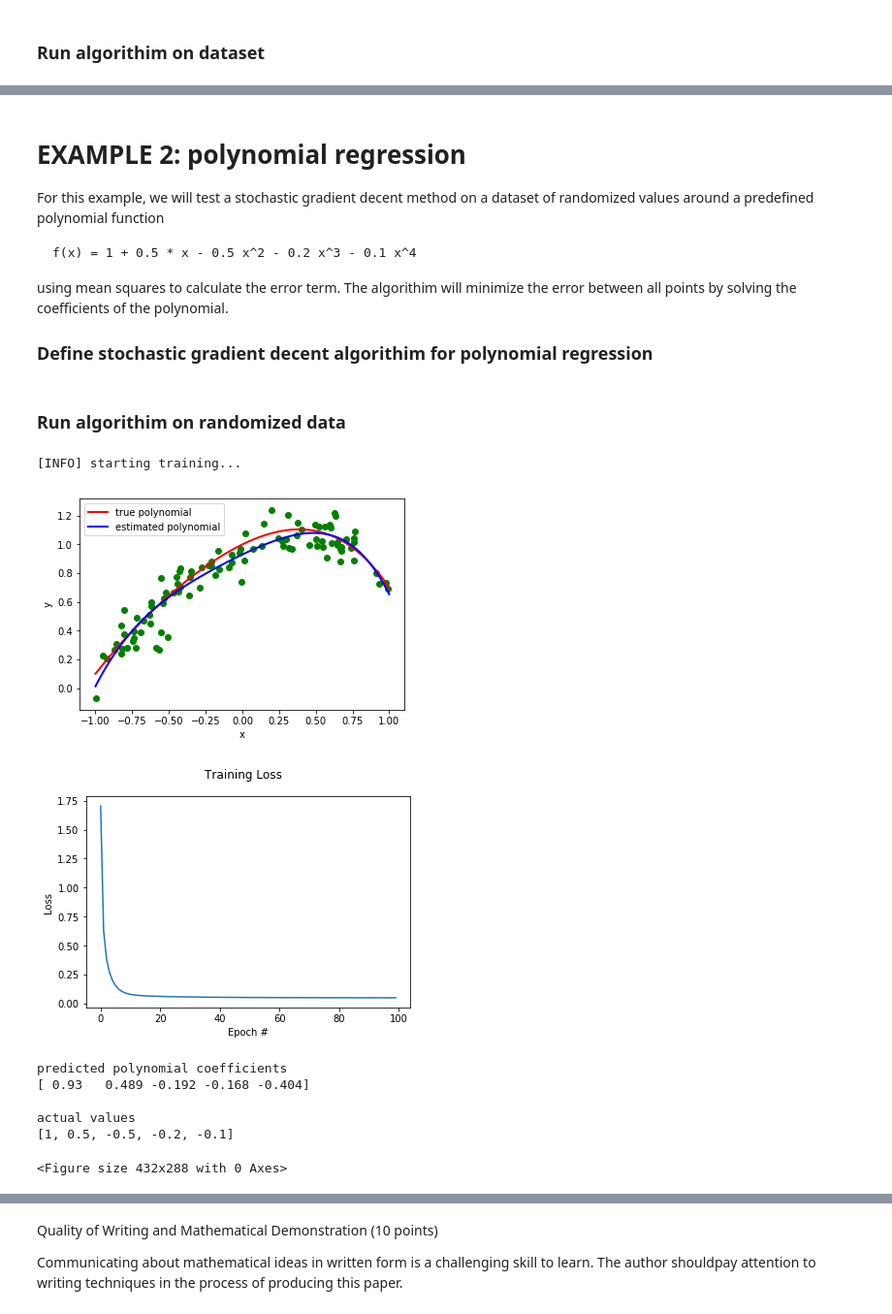
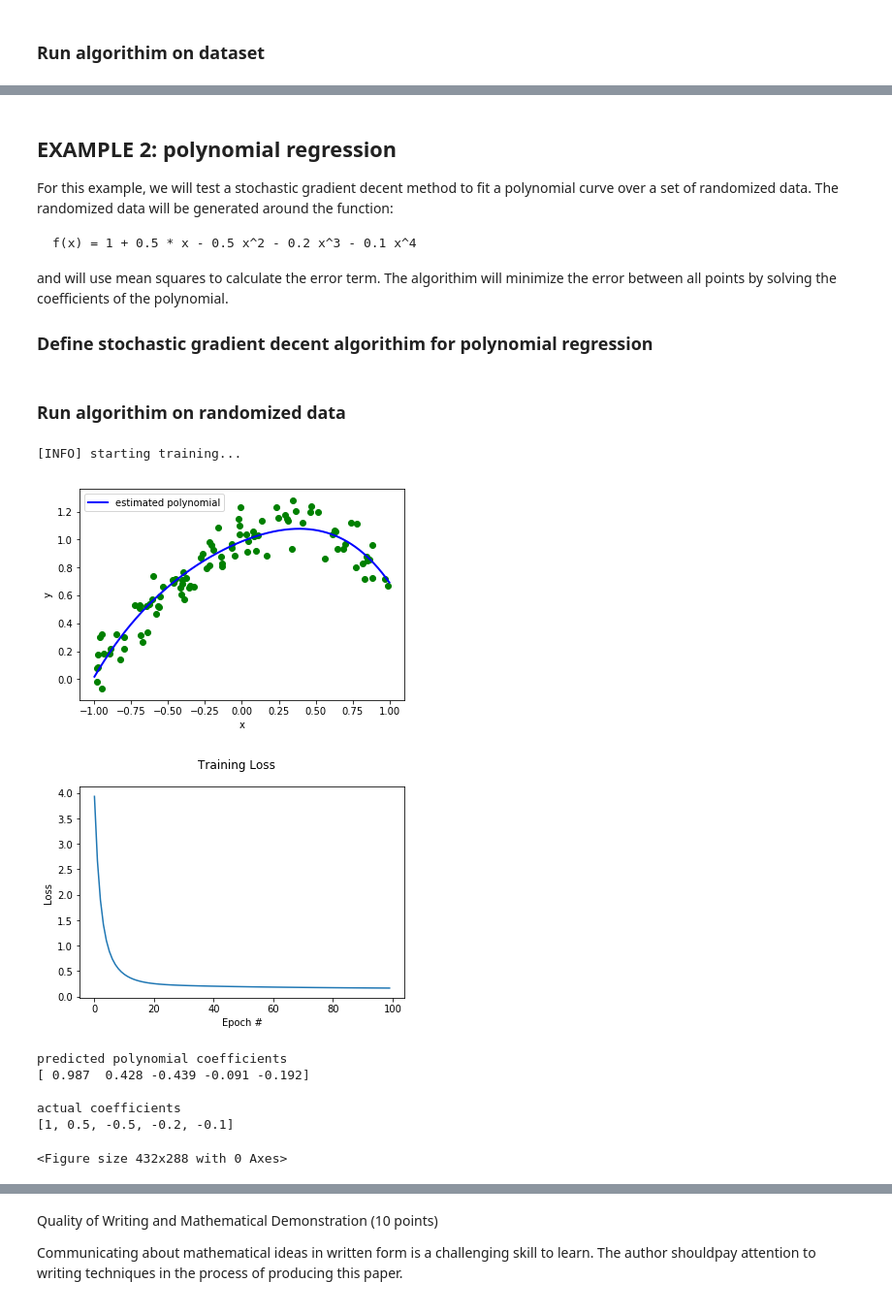
Before and after one commit to derpnallday/Minibatch_GD_Project, a Jupyter notebook: project.ipynb, the cells around one changed output, grey strips where cells are left out. Shown: that part at 97% size. Saved outputs shown, nothing was run; the diff lists cells and outputs as text; code cells hidden in the pictures.

```diff
--- a/project.ipynb
+++ b/project.ipynb
@@ -61,5 +91,5 @@ def next_batch(X, y, batchSize):
 # %%
-def sgd_linear(X, y, epochs, batch_size, learning_rate):
+def mbd_linear(X, y, epochs, batch_size, learning_rate):
     '''
     Input:
     X    = set of features (what we use to predict)
@@ -69,8 +99,9 @@ def sgd_linear(X, y, epochs, batch_size, learning_rate):
     learning_rate = step size of a itteration
 
     Returns:
-    W = predicted coefficients of polynomial
+    W = predicted weights for discrimination line
     lossHist = loss fxn value at each step
+    X = X with bias vector added
     '''
 
     #merge bias into X vector
@@ -88,13 +119,13 @@ def sgd_linear(X, y, epochs, batch_size, learning_rate):
 
         #process batch
         for (batchX, batchY) in next_batch(X,y, batch_size):
-            #dot product of batch of features with weight
+            #apply weights to batch
             wBatch = batchX.dot(W)
 
-            #use activation function to classify value
+            #predict what class value is
             pred = sigmoid_activation(wBatch)
 
-            #find error difference from true dataset
+            #find error difference from actual classification
             error = pred - batchY
 
             #find total loss from sum of squares
@@ -115,16 +146,16 @@ def sgd_linear(X, y, epochs, batch_size, learning_rate):
 ### Run algorithim on dataset
 # %%
 # creates a set of n_samples of 2 different classifications
-(X, y) = make_blobs(n_samples=200, n_features=2, centers=2,
-                    cluster_std=2.5, random_state=25)
+# Y is either class 0 or 1
+(X, y) = make_blobs(n_samples=200, n_features=2, centers=2, cluster_std=2.5, random_state=25)
 
-#define inputs for algorithim
+#define some inputs for algorithim
 epochs = 100
-batch_size = 1
+batch_size = 8
 learning_rate = 0.1
 
 #run SGD algorithim
-W, lossHistory, X = sgd_linear(X, y, epochs, batch_size, learning_rate)
+W, lossHistory, X = mbd_linear(X, y, epochs, batch_size, learning_rate)
 
 #line of best fit using predicted weights
 Y = (-W[0] - (W[1] * X)) / W[2]
@@ -141,4 +172,7 @@ fig.suptitle("Training Loss")
 plt.xlabel("Epoch #")
 plt.ylabel("Loss")
 plt.show()
+
+print("Predicted weights\n")
+print(W)
 # %% [output]
@@ -151,11 +188,11 @@ The algorithim is able to find a W such that the error of classification is mini
 # %% [markdown]
-# EXAMPLE 2: polynomial regression
+## EXAMPLE 2: polynomial regression
 
-For this example, we will test a stochastic gradient decent method on a dataset of randomized values around a predefined polynomial function
+For this example, we will test a stochastic gradient decent method to fit a polynomial curve over a set of randomized data. The randomized data will be generated around the function:
 
     f(x) = 1 + 0.5 * x - 0.5 x^2 - 0.2 x^3 - 0.1 x^4
 
-using mean squares to calculate the error term. The algorithim will minimize the error between all points by solving the coefficients of the polynomial.
+and will use mean squares to calculate the error term. The algorithim will minimize the error between all points by solving the coefficients of the polynomial.
 
 
 
@@ -165,7 +202,7 @@ using mean squares to calculate the error term. The algorithim will minimize the
 def polynomial_features(x, dim):
     return np.column_stack([x ** i for i in range(dim + 1)])
 
-def sgd_poly(X, y, dim, epoch, batch_size, learning_rate):
+def mbd_poly(X, y, dim, epoch, batch_size, learning_rate):
     '''
     Input:
     X    = set of features (what we use to predict)
@@ -227,44 +264,45 @@ x, y = polynomial_data(coeffs, 100)
 #show random data
 
 y = y.ravel()
 
+#parameters for function
 epoch = 100
 dim = 4
-batch_size = 5
+batch_size = 16
 learning_rate = 0.1
 
-W, lossHist = sgd_poly(x, y, dim, epoch, batch_size ,
-                                    learning_rate)
+#run algorithim
+W, lossHist = mbd_poly(x, y, dim, epoch, batch_size , learning_rate)
+
 #plot prediced curve, true curve, and data
 plt.scatter(x, y, color='green')
 plt.xlabel("x")
 plt.ylabel("y")
-plot_polynomial(coeffs, color='red', label='true polynomial')
 plot_polynomial(W, color='blue', label='estimated polynomial')
 plt.legend()
 
 #plot error
 fig = plt.figure()
 plt.plot(np.arange(epoch), lossHist)
 fig.suptitle("Training Loss")
 plt.xlabel("Epoch #")
 plt.ylabel("Loss")
 plt.show()
 
 fig = plt.figure()
 
 print("predicted polynomial coefficients")
 print(W.flatten())
-print("\nactual values")
+print("\nactual coefficients")
 print(coeffs)
 # %% [output]
 [INFO] starting training...
-[figure, old version]
+[figure, new version]
-[figure, old version]
+[figure, new version]
 predicted polynomial coefficients
-[ 0.93   0.489 -0.192 -0.168 -0.404]
+[ 0.987  0.428 -0.439 -0.091 -0.192]
 
-actual values
+actual coefficients
 [1, 0.5, -0.5, -0.2, -0.1]
 <Figure size 432x288 with 0 Axes>
 # %% [markdown]
```
Also changed, not shown: parts of 12 cells of this notebook, 9 other files.
